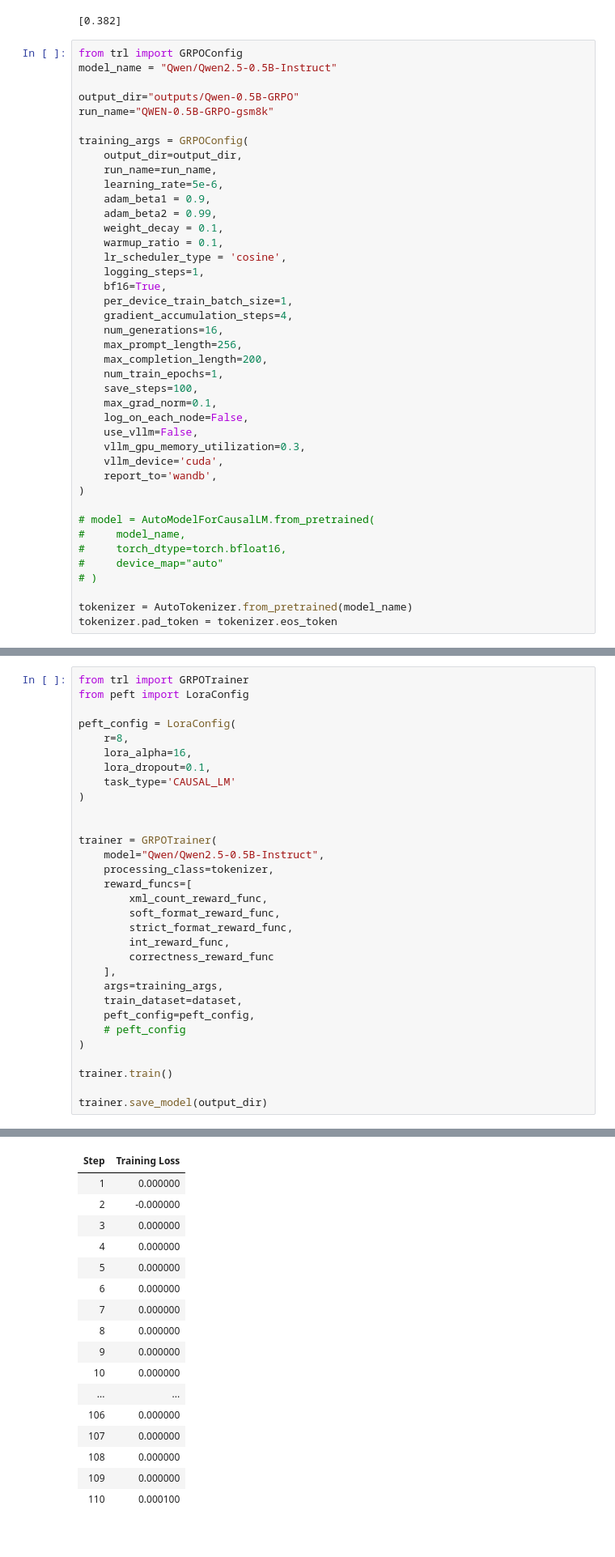
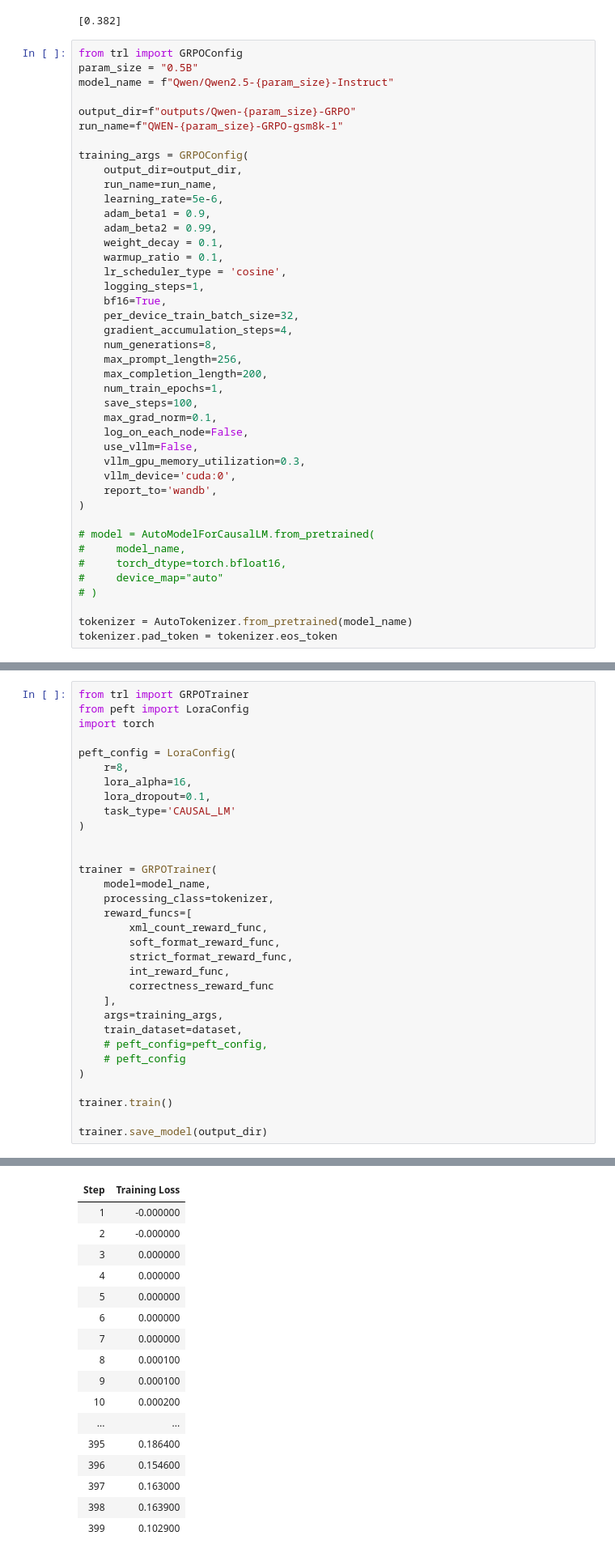
Before and after one commit to learn2Pro/rl_learning, a Jupyter notebook: llm/qwen0.5b-grpo-r1.ipynb, the cells around one changed output, grey strips where cells are left out. Shown at 81% size. Cells and saved outputs as stored; diff of their text form.

Commit message:
[fix]: train 0.5b in full param

```diff
--- a/llm/qwen0.5b-grpo-r1.ipynb
+++ b/llm/qwen0.5b-grpo-r1.ipynb
@@ -126,10 +190,11 @@ xml_count_reward_func(completions)
 [0.382]
 # %%
 from trl import GRPOConfig
-model_name = "Qwen/Qwen2.5-0.5B-Instruct"
+param_size = "0.5B"
+model_name = f"Qwen/Qwen2.5-{param_size}-Instruct"
 
-output_dir="outputs/Qwen-0.5B-GRPO"
-run_name="QWEN-0.5B-GRPO-gsm8k"
+output_dir=f"outputs/Qwen-{param_size}-GRPO"
+run_name=f"QWEN-{param_size}-GRPO-gsm8k-1"
 
 training_args = GRPOConfig(
     output_dir=output_dir,
@@ -142,9 +207,9 @@ training_args = GRPOConfig(
     lr_scheduler_type = 'cosine',
     logging_steps=1,
     bf16=True,
-    per_device_train_batch_size=1,
+    per_device_train_batch_size=32,
     gradient_accumulation_steps=4,
-    num_generations=16,
+    num_generations=8,
     max_prompt_length=256,
     max_completion_length=200,
     num_train_epochs=1,
@@ -153,7 +218,7 @@ training_args = GRPOConfig(
     log_on_each_node=False,
     use_vllm=False,
     vllm_gpu_memory_utilization=0.3,
-    vllm_device='cuda',
+    vllm_device='cuda:0',
     report_to='wandb',
 )
 
@@ -168,6 +235,7 @@ tokenizer.pad_token = tokenizer.eos_token
 # %%
 from trl import GRPOTrainer
 from peft import LoraConfig
+import torch
 
 peft_config = LoraConfig(
     r=8,
@@ -178,7 +246,7 @@ peft_config = LoraConfig(
 
 
 trainer = GRPOTrainer(
-    model="Qwen/Qwen2.5-0.5B-Instruct",
+    model=model_name,
     processing_class=tokenizer,
     reward_funcs=[
         xml_count_reward_func,
@@ -189,7 +257,7 @@ trainer = GRPOTrainer(
     ],
     args=training_args,
     train_dataset=dataset,
-    peft_config=peft_config,
+    # peft_config=peft_config,
     # peft_config
 )
 
@@ -216,17 +286,17 @@ View run at https://wandb.ai/druidlangde-tencent/huggingface/runs/3hv45d0m
 | Step | Training Loss |
-| 1 | 0.000000 |
+| 1 | -0.000000 |
 | 2 | -0.000000 |
 | 3 | 0.000000 |
 | 4 | 0.000000 |
 | 5 | 0.000000 |
 | 6 | 0.000000 |
 | 7 | 0.000000 |
-| 8 | 0.000000 |
-| 9 | 0.000000 |
-| 10 | 0.000000 |
+| 8 | 0.000100 |
+| 9 | 0.000100 |
+| 10 | 0.000200 |
 | ... | ... |
-| 106 | 0.000000 |
-| 107 | 0.000000 |
-| 108 | 0.000000 |
-| 109 | 0.000000 |
-| 110 | 0.000100 |
+| 395 | 0.186400 |
+| 396 | 0.154600 |
+| 397 | 0.163000 |
+| 398 | 0.163900 |
+| 399 | 0.102900 |
```
Also changed, not shown: parts of 8 cells of this notebook, 2 other files.
